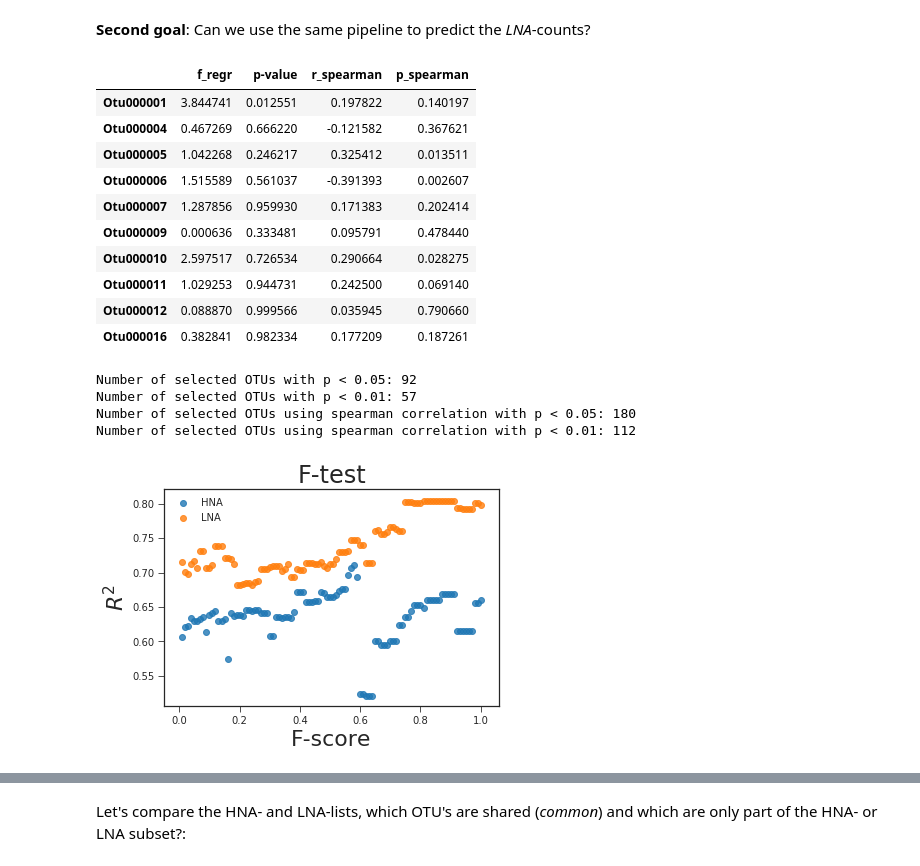
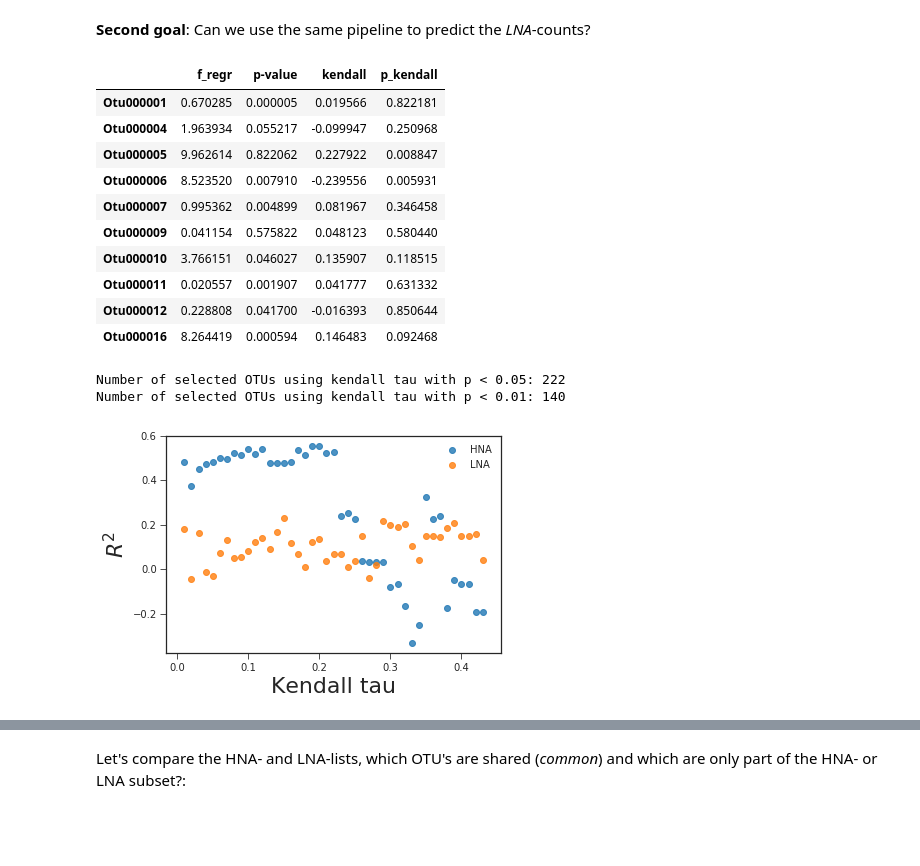
Before and after one commit to rprops/HNA_LNA_productivity, a Jupyter notebook: relative_analysis_5seq10_Inland.ipynb, the cells around one changed output, grey strips where cells are left out. Cells and saved outputs as stored; diff of their text form; code cells hidden in the pictures; blank space fills up the shorter version.

```diff
--- a/relative_analysis_5seq10_Inland.ipynb
+++ b/relative_analysis_5seq10_Inland.ipynb
@@ -46,9 +47,9 @@ target = target.loc[index,:]
 #productivity = productivity.loc[index,:]
 
 #Shuffle data:
-data_abs = data_abs.sample(frac=1, random_state=3)
-data_rel = data_rel.sample(frac=1, random_state=3)
-target = target.sample(frac=1, random_state=3)
+#data_abs = data_abs.sample(frac=1, random_state=3)
+#data_rel = data_rel.sample(frac=1, random_state=3)
+#target = target.sample(frac=1, random_state=3)
 #productivity = productivity.sample(frac=1, random_state=3)
 
 #Create target columns of HNA-values:
@@ -84,7 +70,11 @@ cv = 5
 # %%
+''' Log-Ratio analyses '''
+data_rel_repl = composition.multiplicative_replacement(data_rel.loc[index,otus])
+data_rel_clr = pd.DataFrame(composition.clr(data_rel_repl), columns=otus)
+
 ''' Standardize data '''
 from analysis_functions import standardize_df
-data_stand, scaler = standardize_df(data_rel,otus)
+data_stand, scaler = standardize_df(data_rel_clr,otus)
 # %% [markdown]
 To do so, we use the **_Randomized Lasso_**: this method makes use of two kinds of randomization in order to select variables (i.e., OTU's) with a certain _stability_: (1) it fits a Lasso to various bootstrap subsamples and (2) it perturbs the initial weighting of certain variables.
 
@@ -275,40 +225,34 @@ plt.show()
 f_regr_lna, f_regr_p_lna = f_regression(data_stand.loc[:,otus],lna)
 uni_fs_lna = pd.DataFrame(f_regr_lna, index=otus, columns = ['f_regr'])
 uni_fs_lna['p-value'] = f_regr_p_lna
-r_spearman = np.zeros(len(otus))
-p_spearman = np.zeros(len(otus))
+kendall = np.zeros(len(otus))
+p_kendall = np.zeros(len(otus))
 for i in np.arange(0,len(otus)):
-    r_spearman[i], p_spearman[i] = spearmanr(data_stand.loc[:,otus[i]],lna, axis=0)
+    kendall[i], p_kendall[i] = kendalltau(data_stand.loc[:,otus[i]],lna)
 uni_fs_lna = pd.DataFrame(f_regr_lna, index=otus, columns = ['f_regr'])
 uni_fs_lna['p-value'] = f_regr_p
-uni_fs_lna['r_spearman'] = r_spearman
-uni_fs_lna['p_spearman'] = p_spearman
+uni_fs_lna['kendall'] = kendall
+uni_fs_lna['p_kendall'] = p_kendall
 #uni_fs_lna['mi'] = mutual_info_regression(data_stand.loc[:,otus],lna)
 #uni_fs_lna.sort_values(ascending=False,inplace=True, by='f_regr')
 display(uni_fs_lna.head(10))
 # %% [output]
-|  | f_regr | p-value | r_spearman | p_spearman |
-| Otu000001 | 3.844741 | 0.012551 | 0.197822 | 0.140197 |
-| Otu000004 | 0.467269 | 0.666220 | -0.121582 | 0.367621 |
-| Otu000005 | 1.042268 | 0.246217 | 0.325412 | 0.013511 |
-| Otu000006 | 1.515589 | 0.561037 | -0.391393 | 0.002607 |
-| Otu000007 | 1.287856 | 0.959930 | 0.171383 | 0.202414 |
-| Otu000009 | 0.000636 | 0.333481 | 0.095791 | 0.478440 |
-| Otu000010 | 2.597517 | 0.726534 | 0.290664 | 0.028275 |
-| Otu000011 | 1.029253 | 0.944731 | 0.242500 | 0.069140 |
-| Otu000012 | 0.088870 | 0.999566 | 0.035945 | 0.790660 |
-| Otu000016 | 0.382841 | 0.982334 | 0.177209 | 0.187261 |
+|  | f_regr | p-value | kendall | p_kendall |
+| Otu000001 | 0.670285 | 0.000005 | 0.019566 | 0.822181 |
+| Otu000004 | 1.963934 | 0.055217 | -0.099947 | 0.250968 |
+| Otu000005 | 9.962614 | 0.822062 | 0.227922 | 0.008847 |
+| Otu000006 | 8.523520 | 0.007910 | -0.239556 | 0.005931 |
+| Otu000007 | 0.995362 | 0.004899 | 0.081967 | 0.346458 |
+| Otu000009 | 0.041154 | 0.575822 | 0.048123 | 0.580440 |
+| Otu000010 | 3.766151 | 0.046027 | 0.135907 | 0.118515 |
+| Otu000011 | 0.020557 | 0.001907 | 0.041777 | 0.631332 |
+| Otu000012 | 0.228808 | 0.041700 | -0.016393 | 0.850644 |
+| Otu000016 | 8.264419 | 0.000594 | 0.146483 | 0.092468 |
 # %%
-uni_fs_selected_f_lna = uni_fs_lna[uni_fs_lna.loc[:,'p-value'].values < 0.05]
-print('Number of selected OTUs with p < 0.05: ' + str(len(uni_fs_selected_f_lna)))
-uni_fs_selected_f_lna = uni_fs_lna[uni_fs_lna.loc[:,'p-value'].values < 0.01]
-print('Number of selected OTUs with p < 0.01: ' + str(len(uni_fs_selected_f_lna)))
-uni_fs_selected_f = uni_fs_lna[uni_fs_lna.loc[:,'p_spearman'].values < 0.05]
-print('Number of selected OTUs using spearman correlation with p < 0.05: ' + str(len(uni_fs_selected_f)))
-uni_fs_selected_f = uni_fs_lna[uni_fs_lna.loc[:,'p_spearman'].values < 0.01]
-print('Number of selected OTUs using spearman correlation with p < 0.01: ' + str(len(uni_fs_selected_f)))
+uni_fs_selected_f = uni_fs_lna[uni_fs_lna.loc[:,'p_kendall'].values < 0.05]
+print('Number of selected OTUs using kendall tau with p < 0.05: ' + str(len(uni_fs_selected_f)))
+uni_fs_selected_f = uni_fs_lna[uni_fs_lna.loc[:,'p_kendall'].values < 0.01]
+print('Number of selected OTUs using kendall tau with p < 0.01: ' + str(len(uni_fs_selected_f)))
 # %% [output]
-Number of selected OTUs with p < 0.05: 92
-Number of selected OTUs with p < 0.01: 57
-Number of selected OTUs using spearman correlation with p < 0.05: 180
-Number of selected OTUs using spearman correlation with p < 0.01: 112
+Number of selected OTUs using kendall tau with p < 0.05: 222
+Number of selected OTUs using kendall tau with p < 0.01: 140
@@ -317,17 +259,16 @@ Number of selected OTUs using spearman correlation with p < 0.01: 112
 # %%
-thr_otu_f_regr_lna, r2_otu_f_regr_lna = get_r2_scores(data_stand.loc[:,otus], lna, otus, uni_fs_lna['f_regr'], cv)
-thr_otu_f_regr_hna, r2_otu_f_regr_hna = get_r2_scores(data_stand.loc[:,otus], hna, otus, uni_fs_lna['f_regr'], cv)
+thr_otu_kendall_lna, r2_otu_kendall_lna = get_r2_scores(data_stand.loc[:,otus], lna, otus, np.absolute(uni_fs_lna['kendall']), cv)
+thr_otu_kendall_hna, r2_otu_kendall_hna = get_r2_scores(data_stand.loc[:,otus], hna, otus, np.absolute(uni_fs_lna['kendall']), cv)
 # %%
 plt.figure()
-sns.regplot(x=thr_otu_f_regr_hna,y=r2_otu_f_regr_hna, fit_reg=False, label='HNA')
-sns.regplot(x=thr_otu_f_regr_lna,y=r2_otu_f_regr_lna, fit_reg=False, label='LNA')
-#plt.axis([-0.5,140,0,1])
-plt.xlabel('F-score', size=22)
+sns.regplot(x=thr_otu_kendall_hna,y=r2_otu_kendall_hna, fit_reg=False, label='HNA')
+sns.regplot(x=thr_otu_kendall_lna,y=r2_otu_kendall_lna, fit_reg=False, label='LNA')
+plt.xlabel('Kendall tau', size=22)
 plt.xticks(size=10)
 plt.ylabel(r'$R^2$', size=22)
 plt.yticks(size=10)
-plt.title('F-test', size=24)
+#plt.title('Spearman correlation', size=24)
 plt.legend()
 plt.show()
 # %% [output]
-[figure, old version]
+[figure, new version]
```
Also changed, not shown: parts of 32 cells of this notebook, 5 other files.
